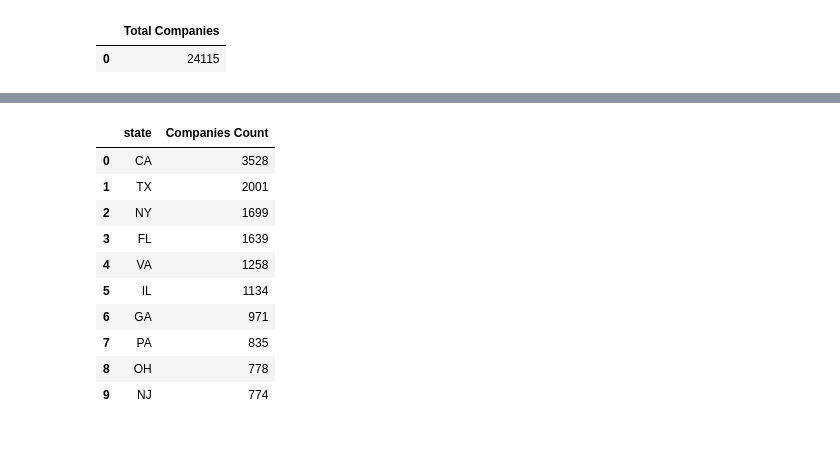
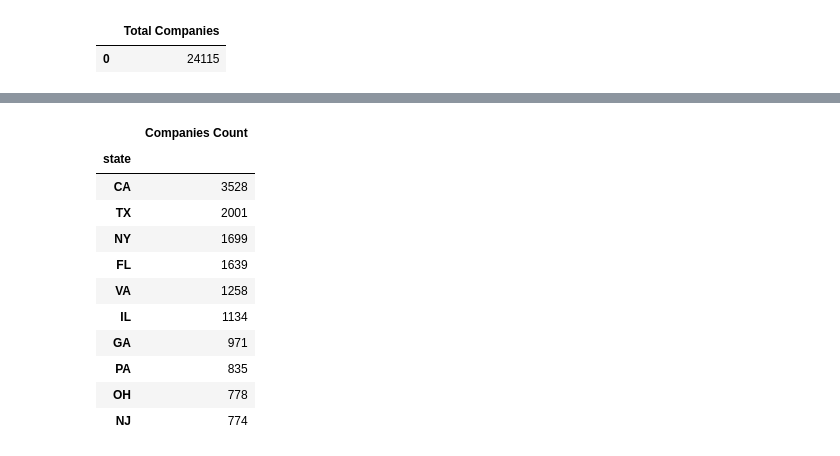
Before and after one commit to ermiasgelaye/ETL-Project, a Jupyter notebook: ETL_data_project.ipynb, the cells around one changed output, grey strips where cells are left out. Drawn from its saved outputs; the diff is of its cells as text; code cells hidden in the pictures.

```diff
--- a/ETL_data_project.ipynb
+++ b/ETL_data_project.ipynb
@@ -393,16 +381,18 @@ plt.show()
 # %%
 # Query Top 10 state the companies sourced
 top_ten_state=pd.read_sql_query('SELECT state, COUNT(company_name) As "Companies Count" FROM Company GROUP BY state ORDER BY "Companies Count" DESC LIMIT 10', con=engine)
-top_ten_state
+top_ten_state_df = top_ten_state.set_index('state')
+top_ten_state_df
 # %% [output]
-|  | state | Companies Count |
-| 0 | CA | 3528 |
-| 1 | TX | 2001 |
-| 2 | NY | 1699 |
-| 3 | FL | 1639 |
-| 4 | VA | 1258 |
-| 5 | IL | 1134 |
-| 6 | GA | 971 |
-| 7 | PA | 835 |
-| 8 | OH | 778 |
-| 9 | NJ | 774 |
+|  | Companies Count |
+| state |  |
+| CA | 3528 |
+| TX | 2001 |
+| NY | 1699 |
+| FL | 1639 |
+| VA | 1258 |
+| IL | 1134 |
+| GA | 971 |
+| PA | 835 |
+| OH | 778 |
+| NJ | 774 |
```
Also changed, not shown: parts of 8 cells of this notebook, 8 other files.
